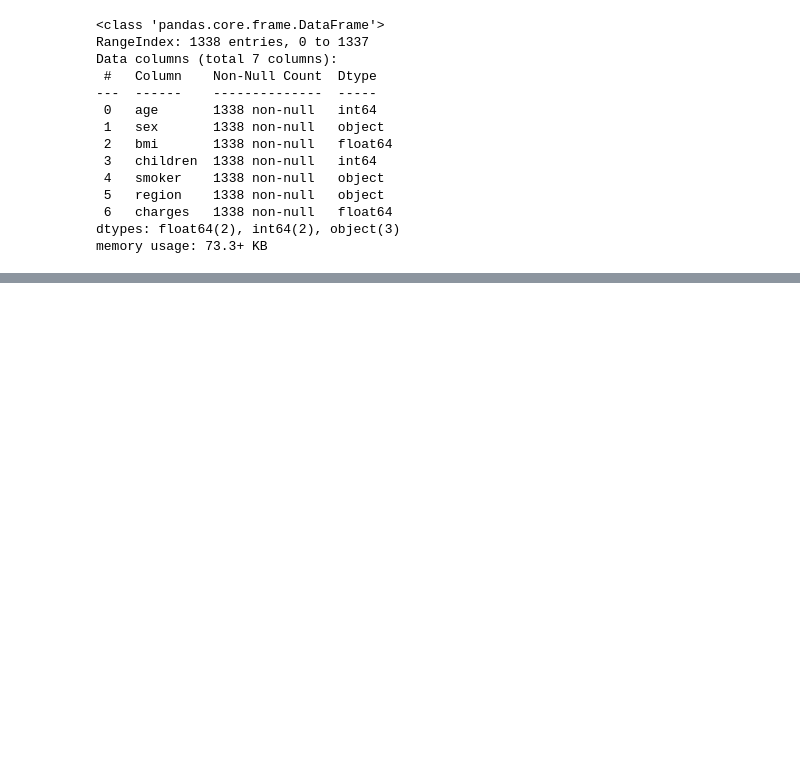
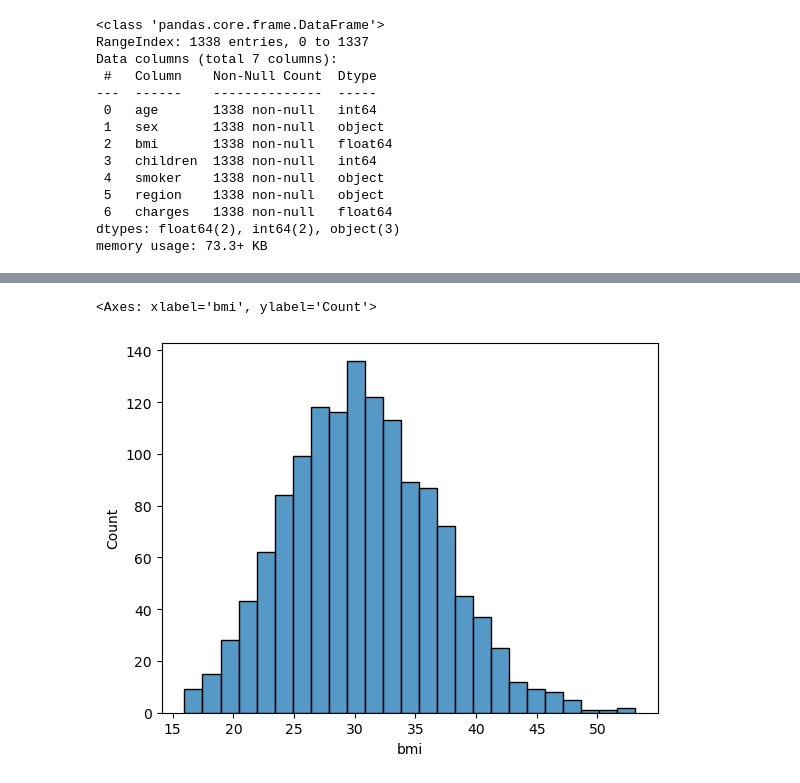
Before and after one commit to poorva-r/Medical-Expenditure-Prediction-ML-Python-Gradio, a Jupyter notebook: Medical_Insurance_Payout.ipynb, the cells around one changed output, grey strips where cells are left out. Drawn from its saved outputs; the diff is of its cells as text; code cells hidden in the pictures; blank space fills up the shorter version.

```diff
--- a/Medical_Insurance_Payout.ipynb
+++ b/Medical_Insurance_Payout.ipynb
@@ -92,0 +109,5 @@ plt.show()
+# %%
+sns.histplot(df['bmi'])
+# %% [output]
+<Axes: xlabel='bmi', ylabel='Count'>
+[figure, added]
```
Also changed, not shown: parts of 48 cells of this notebook.
